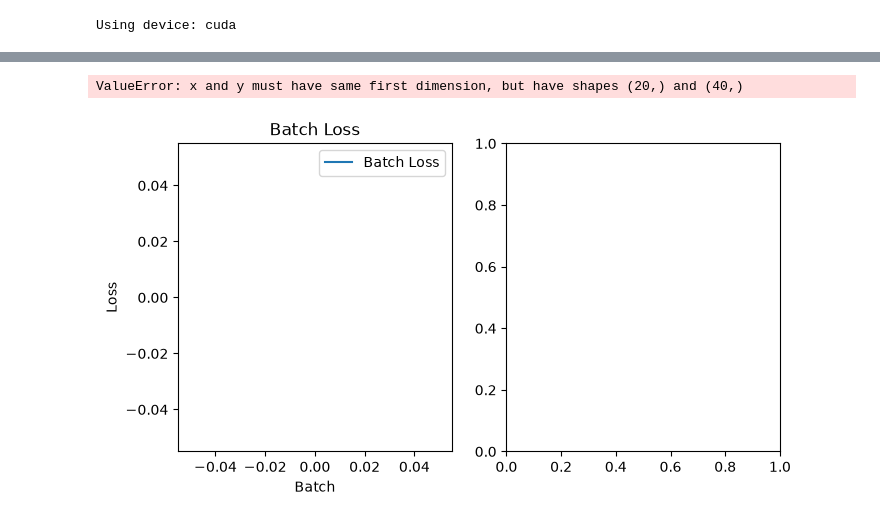
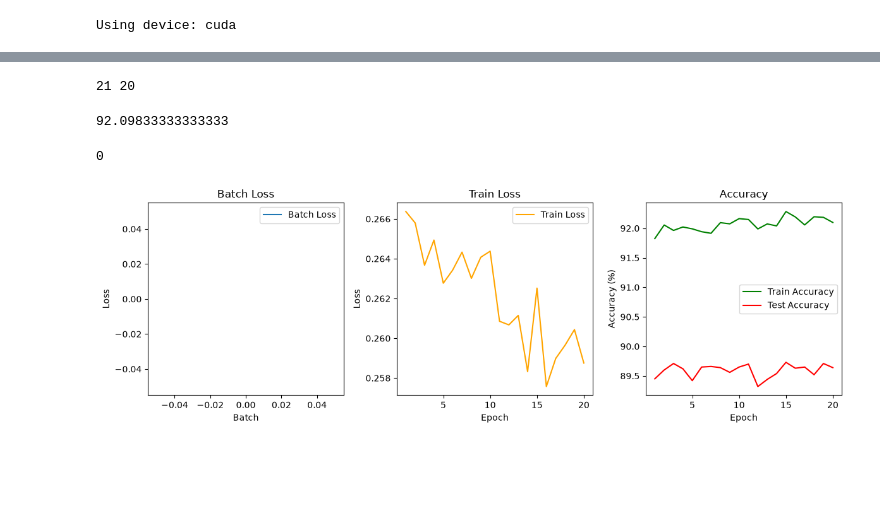
Before and after one commit to chabi1773/EN3150_Assignment_03_Team-FrameX, a Jupyter notebook: PR_assignment.ipynb, the cells around one changed output, grey strips where cells are left out. Cells and saved outputs as stored; diff of their text form; code cells hidden in the pictures; blank space fills up the shorter version.

Commit message:
Implement code changes to mobilenetv2 training to resolve a conflict in mismatching array sizes to get graphical output

```diff
--- a/PR_assignment.ipynb
+++ b/PR_assignment.ipynb
@@ -575,30 +578,41 @@ Epoch 14/20 | Loss: 0.2583 | Train Acc: 92.04% | Test Acc: 89.54%
+# %%
+print(len(mobilenetv2_train_accuracies), len(mobilenetv2_test_accuracies))
+# %% [output]
+21 20
+# %%
+mobilenetv2_train_accuracies.pop()
+# %% [output]
+92.09833333333333
+# %%
+print(len(mobilenetv2_batch_losses))
+# %% [output]
+0
 # %%
 plt.figure(figsize=(12, 4))
 plt.subplot(1, 3, 1)
 plt.plot(mobilenetv2_batch_losses, label='Batch Loss')
 plt.title('Batch Loss')
 plt.xlabel('Batch')
 plt.ylabel('Loss')
 plt.legend()
 
 plt.subplot(1, 3, 2)
-plt.plot(range(1, epochs + 1), adam_train_losses, label='Train Loss', color='orange')
+plt.plot(range(1, epochs + 1), mobilenetv2_train_losses, label='Train Loss', color='orange')
 plt.title('Train Loss')
 plt.xlabel('Epoch')
 plt.ylabel('Loss')
 plt.legend()
 
 plt.subplot(1, 3, 3)
-plt.plot(range(1, epochs + 1),     mobilenetv2_train_accuracies.append(train_acc)
-, label='Train Accuracy', color='green')
+plt.plot(
+    range(1, epochs + 1),     mobilenetv2_train_accuracies, label='Train Accuracy', color='green')
 plt.plot(range(1, epochs + 1), mobilenetv2_test_accuracies, label='Test Accuracy', color='red')
 plt.title('Accuracy')
 plt.xlabel('Epoch')
 plt.ylabel('Accuracy (%)')
 plt.legend()
 
 plt.tight_layout()
 plt.show()
 # %% [output]
-ValueError: x and y must have same first dimension, but have shapes (20,) and (40,)
-[figure, old version]
+[figure, new version]
```
Also changed, not shown: parts of 1 cell of this notebook.
